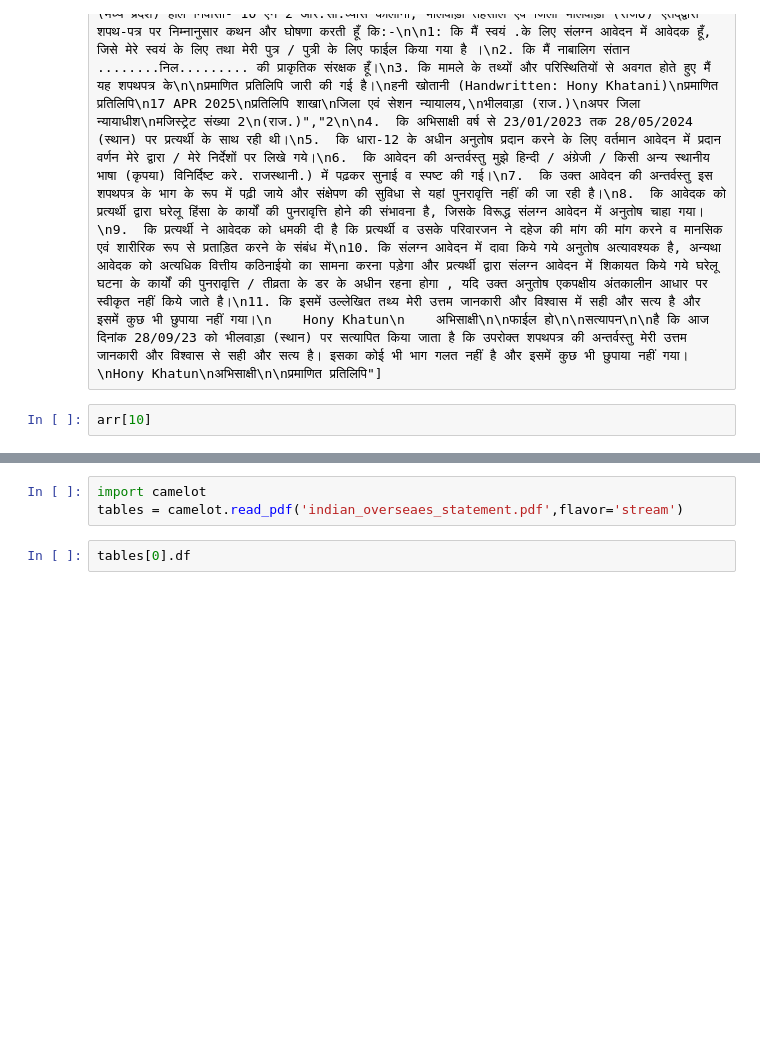
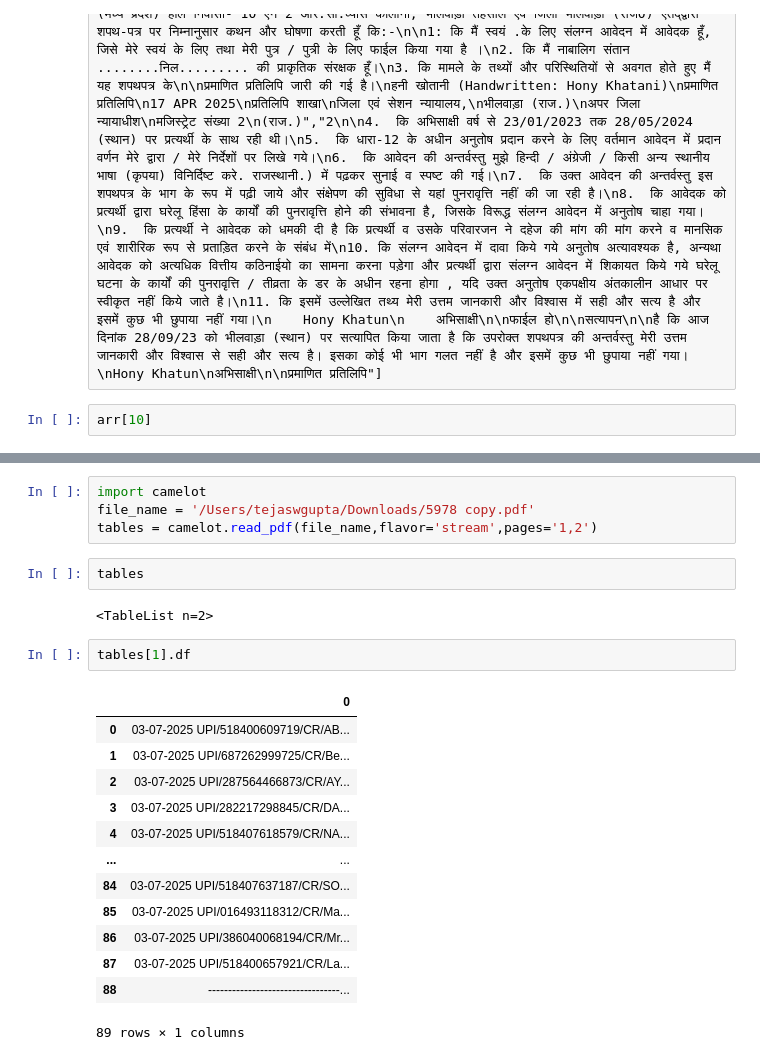
Before and after one commit to Tejaswgupta/tracktrail, a Jupyter notebook: test.ipynb, the cells around one changed output, grey strips where cells are left out. Drawn from its saved outputs; the diff is of its cells as text; blank space fills up the shorter version.

```diff
--- a/test.ipynb
+++ b/test.ipynb
@@ -7,8 +25,27 @@ arr[10]
 # %%
 import camelot
-tables = camelot.read_pdf('indian_overseaes_statement.pdf',flavor='stream')
+file_name = '/Users/tejaswgupta/Downloads/5978 copy.pdf'
+tables = camelot.read_pdf(file_name,flavor='stream',pages='1,2')
 # %%
-tables[0].df
+tables
+# %% [output]
+<TableList n=2>
+# %%
+tables[1].df
+# %% [output]
+|  | 0 |
+| 0 | 03-07-2025 UPI/518400609719/CR/AB... |
+| 1 | 03-07-2025 UPI/687262999725/CR/Be... |
+| 2 | 03-07-2025 UPI/287564466873/CR/AY... |
+| 3 | 03-07-2025 UPI/282217298845/CR/DA... |
+| 4 | 03-07-2025 UPI/518407618579/CR/NA... |
+| ... | ... |
+| 84 | 03-07-2025 UPI/518407637187/CR/SO... |
+| 85 | 03-07-2025 UPI/016493118312/CR/Ma... |
+| 86 | 03-07-2025 UPI/386040068194/CR/Mr... |
+| 87 | 03-07-2025 UPI/518400657921/CR/La... |
+| 88 | ---------------------------------... |
+89 rows × 1 columns
 # %%
 !pip install "tabula-py[jpype]"
 # %% [output]
```
Also changed, not shown: parts of 8 cells of this notebook, 22 other files.
